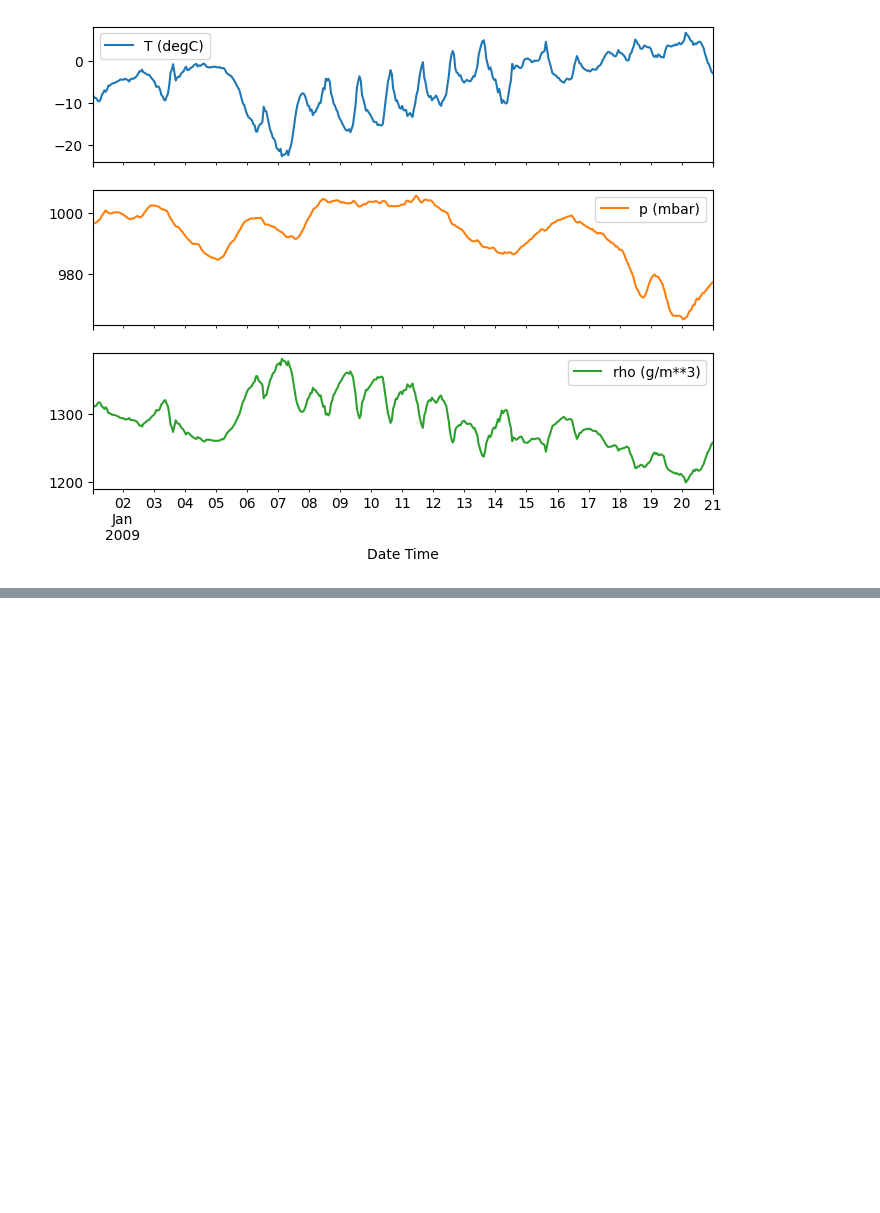
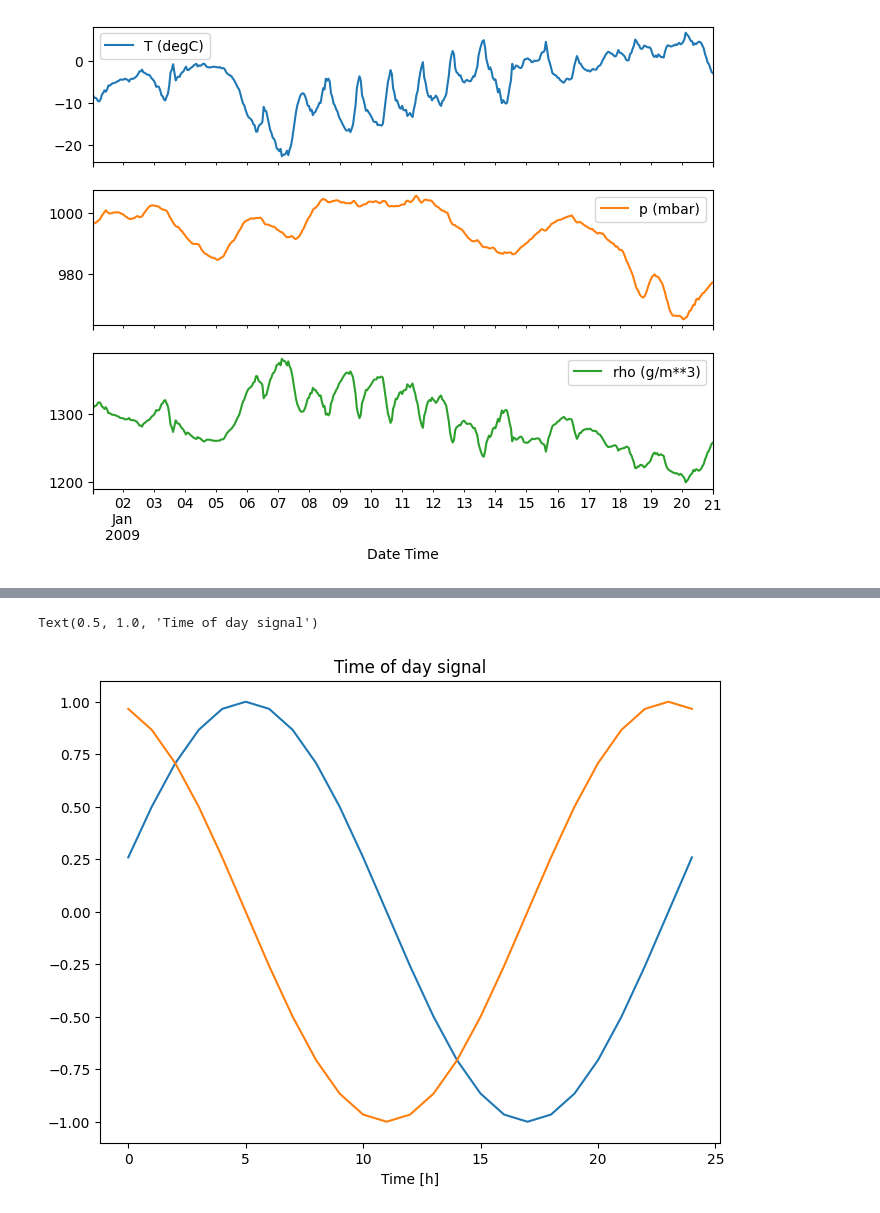
Before and after one commit to ronkcloud/tf_timeseries_analysis, a Jupyter notebook: tf_timeseries.ipynb, the cells around one changed output, grey strips where cells are left out. Saved outputs shown, nothing was run; the diff lists cells and outputs as text; code cells hidden in the pictures; blank space fills up the shorter version.

```diff
--- a/tf_timeseries.ipynb
+++ b/tf_timeseries.ipynb
@@ -48,0 +112,18 @@ _ = plot_features.plot(subplots=True)
+# %%
+timestamp_s = date_time.map(pd.Timestamp.timestamp)
+# %%
+day = 24*60*60
+year = (365.2425)*day
+
+df['Day sin'] = np.sin(timestamp_s * (2 * np.pi / day))
+df['Day cos'] = np.cos(timestamp_s * (2 * np.pi / day))
+df['Year sin'] = np.sin(timestamp_s * (2 * np.pi / year))
+df['Year cos'] = np.cos(timestamp_s * (2 * np.pi / year))
+# %%
+plt.plot(np.array(df['Day sin'])[:25])
+plt.plot(np.array(df['Day cos'])[:25])
+plt.xlabel('Time [h]')
+plt.title('Time of day signal')
+# %% [output]
+Text(0.5, 1.0, 'Time of day signal')
+[figure, added]
```
Also changed, not shown: parts of 13 cells of this notebook.
